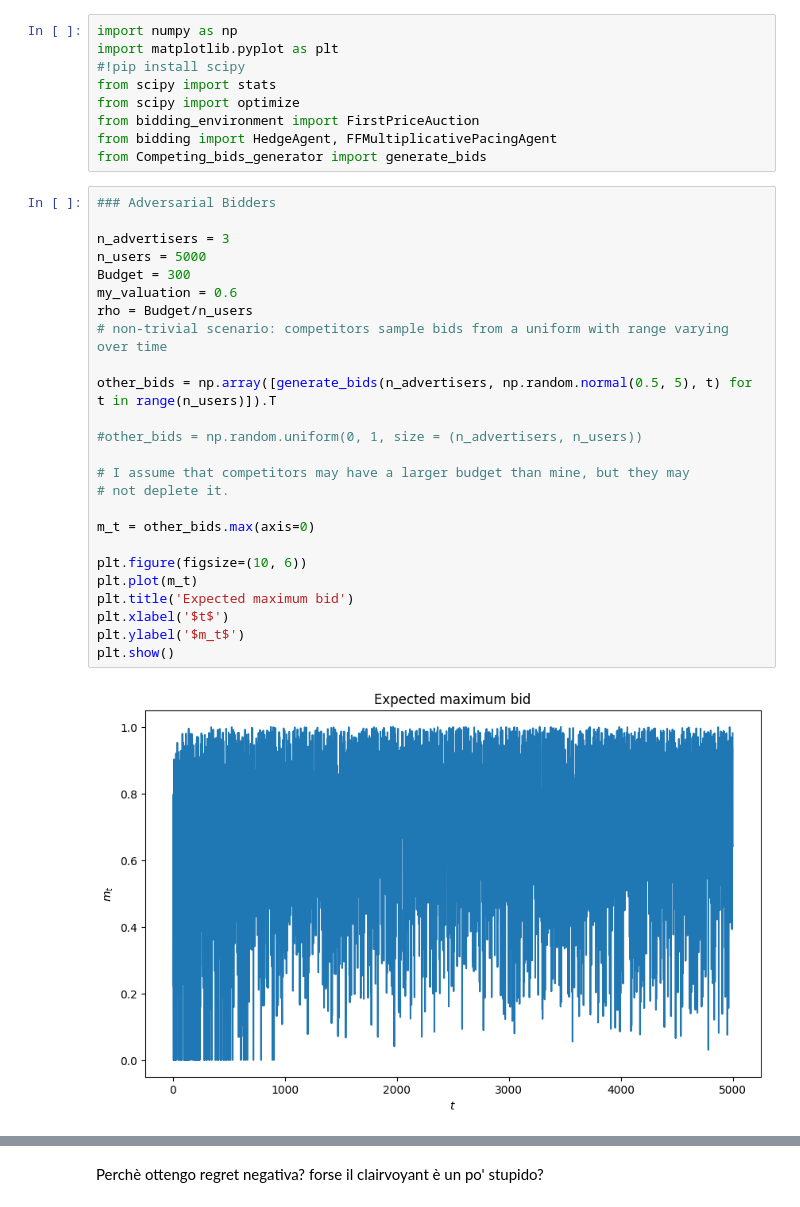
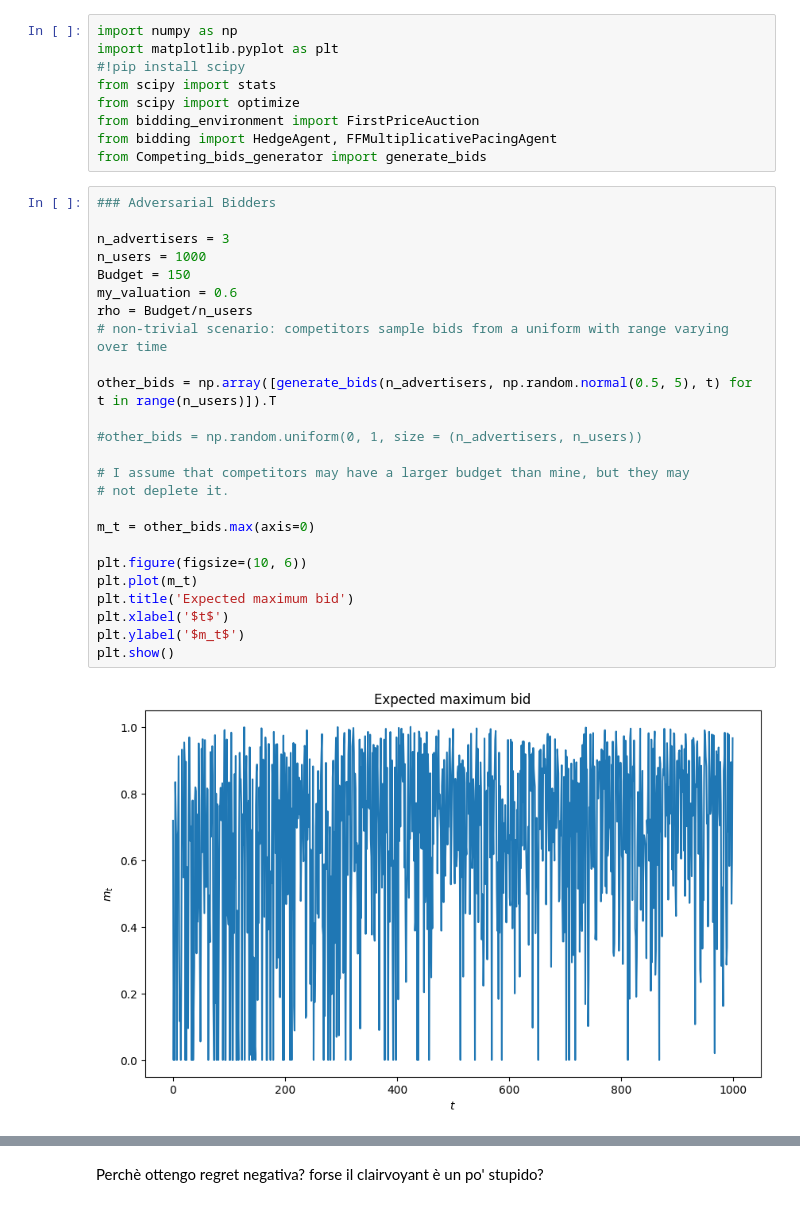
Before and after one commit to manuu1311/OLA-project, a Jupyter notebook: Deliverables/Requirement2/test_bidding.ipynb, the cells around one changed output, grey strips where cells are left out. Cells and saved outputs as stored; diff of their text form.

```diff
--- a/Deliverables/Requirement2/test_bidding.ipynb
+++ b/Deliverables/Requirement2/test_bidding.ipynb
@@ -10,30 +10,30 @@ from Competing_bids_generator import generate_bids
 # %%
 ### Adversarial Bidders
 
 n_advertisers = 3
-n_users = 5000
-Budget = 300
+n_users = 1000
+Budget = 150
 my_valuation = 0.6
 rho = Budget/n_users
 # non-trivial scenario: competitors sample bids from a uniform with range varying over time
 
 other_bids = np.array([generate_bids(n_advertisers, np.random.normal(0.5, 5), t) for t in range(n_users)]).T
 
 #other_bids = np.random.uniform(0, 1, size = (n_advertisers, n_users))
 
 # I assume that competitors may have a larger budget than mine, but they may
 # not deplete it.
 
 m_t = other_bids.max(axis=0)
 
 plt.figure(figsize=(10, 6))
 plt.plot(m_t)
 plt.title('Expected maximum bid')
 plt.xlabel('$t$')
 plt.ylabel('$m_t$')
 plt.show()
 # %% [output]
-[figure, old version]
+[figure, new version]
 # %%
 available_bids = np.linspace(0,1,11)
 win_probabilities = np.array([sum(b > m_t)/n_users for b in available_bids])
```
Also changed, not shown: parts of 8 cells of this notebook, 3 other files.
